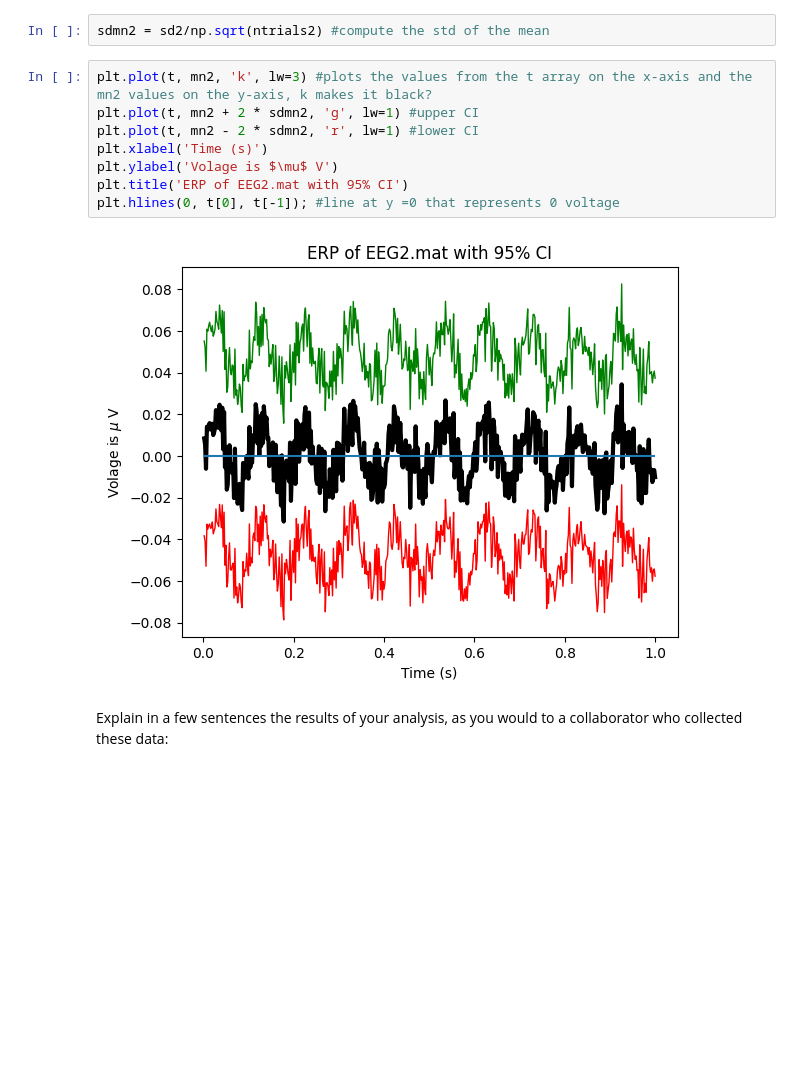
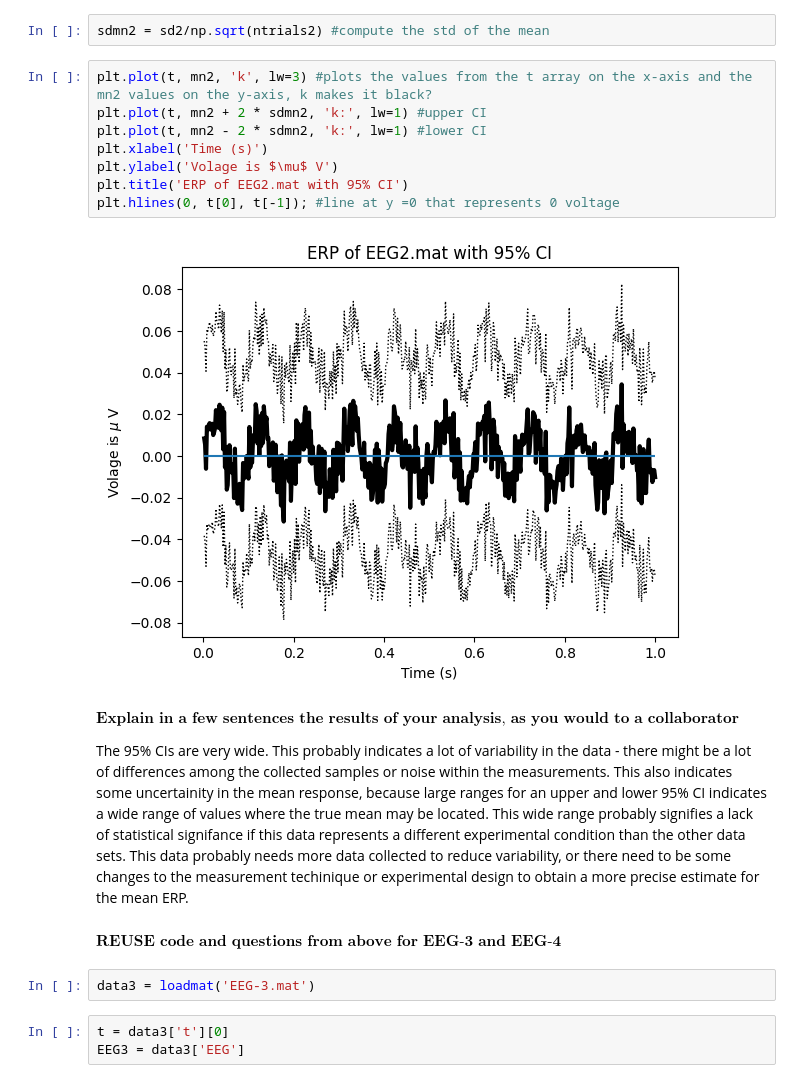
Before and after one commit to witchofizalith/MA665_HW, a Jupyter notebook: Assignment5_ERP/HW5.ipynb, the cells around one changed output. Drawn from its saved outputs; the diff is of its cells as text; blank space fills up the shorter version.

```diff
--- a/Assignment5_ERP/HW5.ipynb
+++ b/Assignment5_ERP/HW5.ipynb
@@ -88,13 +93,22 @@ mn2 = EEG2.mean(0) #this is the mean across trials
 sdmn2 = sd2/np.sqrt(ntrials2) #compute the std of the mean
 # %%
 plt.plot(t, mn2, 'k', lw=3) #plots the values from the t array on the x-axis and the mn2 values on the y-axis, k makes it black?
-plt.plot(t, mn2 + 2 * sdmn2, 'g', lw=1) #upper CI
-plt.plot(t, mn2 - 2 * sdmn2, 'r', lw=1) #lower CI
+plt.plot(t, mn2 + 2 * sdmn2, 'k:', lw=1) #upper CI
+plt.plot(t, mn2 - 2 * sdmn2, 'k:', lw=1) #lower CI
 plt.xlabel('Time (s)')
 plt.ylabel('Volage is $\mu$ V')
 plt.title('ERP of EEG2.mat with 95% CI')
 plt.hlines(0, t[0], t[-1]); #line at y =0 that represents 0 voltage
 # %% [output]
-[figure, old version]
+[figure, new version]
-# %% [markdown]
-Explain in a few sentences the results of your analysis, as you would to a collaborator who collected these data:
+# %% [markdown]
+$\textbf{Explain in a few sentences the results of your analysis, as you would to a collaborator who collected these data:}$
+
+The 95% CIs are very wide. This probably indicates a lot of variability in the data - there might be a lot of differences among the collected samples or noise within the measurements. This also indicates some uncertainity in the mean response, because large ranges for an upper and lower 95% CI indicates a wide range of values where the true mean may be located. This wide range probably signifies a lack of statistical signifance if this data represents a different experimental condition than the other data sets. This data probably needs more data collected to reduce variability, or there need to be some changes to the measurement techinique or experimental design to obtain a more precise estimate for the mean ERP.
+# %% [markdown]
+$\textbf{REUSE code and questions from above for EEG-3 and EEG-4}$
+# %%
+data3 = loadmat('EEG-3.mat')
+# %%
+t = data3['t'][0]
+EEG3 = data3['EEG']
```
Also changed, not shown: parts of 32 cells of this notebook.
